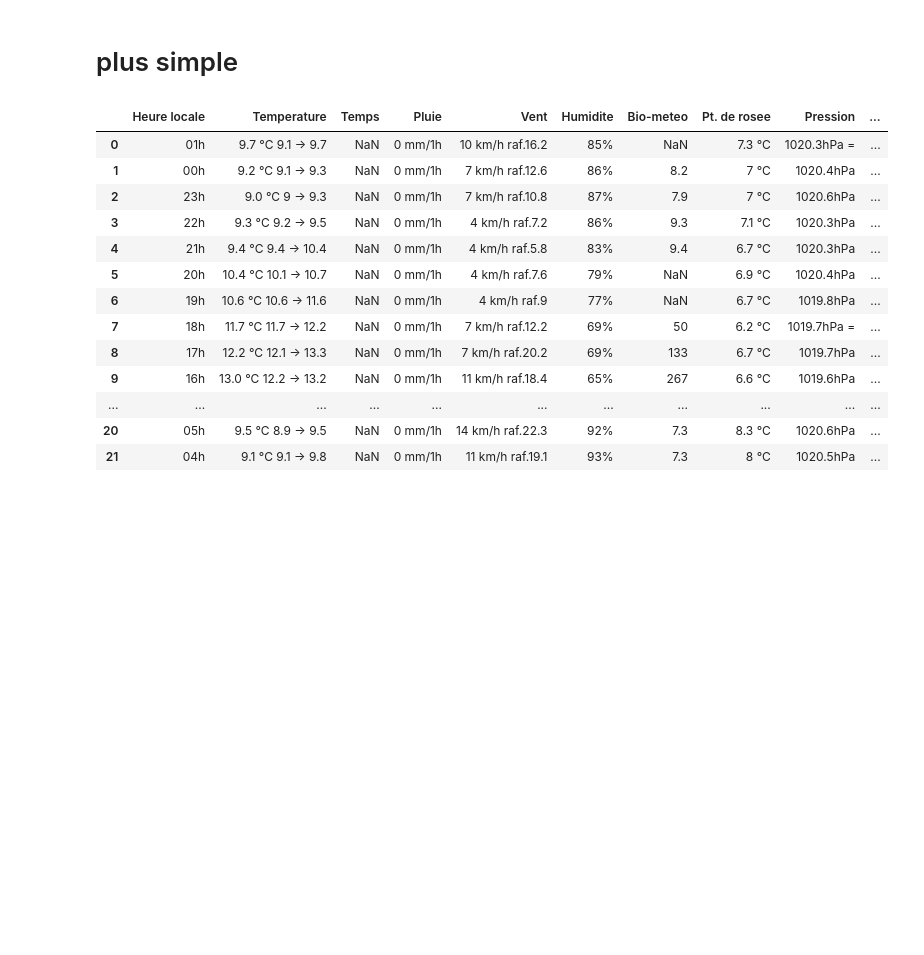
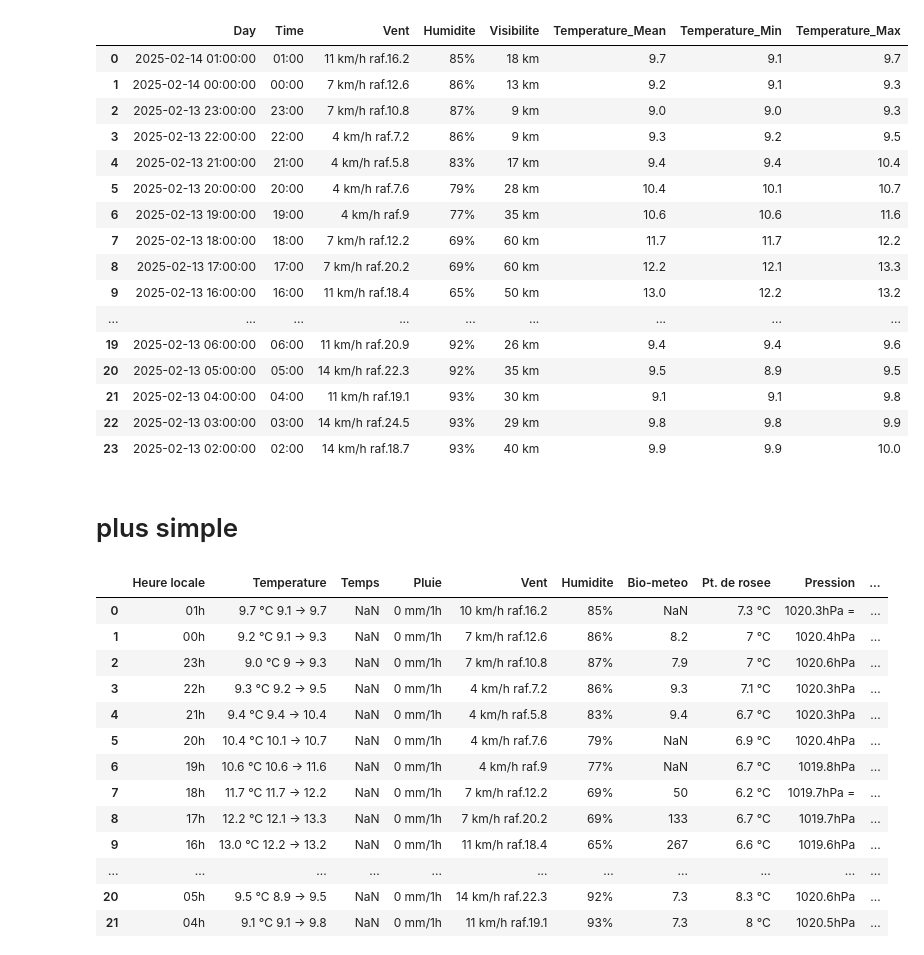
Before and after one commit to Cipheritall/meteo_scrapper, a Jupyter notebook: meteo_blagnac.ipynb, the cells around one changed output. Cells and saved outputs as stored; diff of their text form; code cells hidden in the pictures; blank space fills up the shorter version.

```diff
--- a/meteo_blagnac.ipynb
+++ b/meteo_blagnac.ipynb
@@ -103,3 +112,24 @@ df
+# %%
+df.drop(columns=["Temperature","Heure locale", "Temps", "Bio-meteo","Pluie","Pt. de rosee","Pression"], inplace=True)
+df
+# %% [output]
+|  | Day | Time | Vent | Humidite | Visibilite | Temperature_Mean | Temperature_Min | Temperature_Max |
+| 0 | 2025-02-14 01:00:00 | 01:00 | 11 km/h raf.16.2 | 85% | 18 km | 9.7 | 9.1 | 9.7 |
+| 1 | 2025-02-14 00:00:00 | 00:00 | 7 km/h raf.12.6 | 86% | 13 km | 9.2 | 9.1 | 9.3 |
+| 2 | 2025-02-13 23:00:00 | 23:00 | 7 km/h raf.10.8 | 87% | 9 km | 9.0 | 9.0 | 9.3 |
+| 3 | 2025-02-13 22:00:00 | 22:00 | 4 km/h raf.7.2 | 86% | 9 km | 9.3 | 9.2 | 9.5 |
+| 4 | 2025-02-13 21:00:00 | 21:00 | 4 km/h raf.5.8 | 83% | 17 km | 9.4 | 9.4 | 10.4 |
+| 5 | 2025-02-13 20:00:00 | 20:00 | 4 km/h raf.7.6 | 79% | 28 km | 10.4 | 10.1 | 10.7 |
+| 6 | 2025-02-13 19:00:00 | 19:00 | 4 km/h raf.9 | 77% | 35 km | 10.6 | 10.6 | 11.6 |
+| 7 | 2025-02-13 18:00:00 | 18:00 | 7 km/h raf.12.2 | 69% | 60 km | 11.7 | 11.7 | 12.2 |
+| 8 | 2025-02-13 17:00:00 | 17:00 | 7 km/h raf.20.2 | 69% | 60 km | 12.2 | 12.1 | 13.3 |
+| 9 | 2025-02-13 16:00:00 | 16:00 | 11 km/h raf.18.4 | 65% | 50 km | 13.0 | 12.2 | 13.2 |
+| ... | ... | ... | ... | ... | ... | ... | ... | ... |
+| 19 | 2025-02-13 06:00:00 | 06:00 | 11 km/h raf.20.9 | 92% | 26 km | 9.4 | 9.4 | 9.6 |
+| 20 | 2025-02-13 05:00:00 | 05:00 | 14 km/h raf.22.3 | 92% | 35 km | 9.5 | 8.9 | 9.5 |
+| 21 | 2025-02-13 04:00:00 | 04:00 | 11 km/h raf.19.1 | 93% | 30 km | 9.1 | 9.1 | 9.8 |
+| 22 | 2025-02-13 03:00:00 | 03:00 | 14 km/h raf.24.5 | 93% | 29 km | 9.8 | 9.8 | 9.9 |
+| 23 | 2025-02-13 02:00:00 | 02:00 | 14 km/h raf.18.7 | 93% | 40 km | 9.9 | 9.9 | 10.0 |
 # %% [markdown]
 # plus simple
 # %%
```
Also changed, not shown: parts of 2 cells of this notebook.
